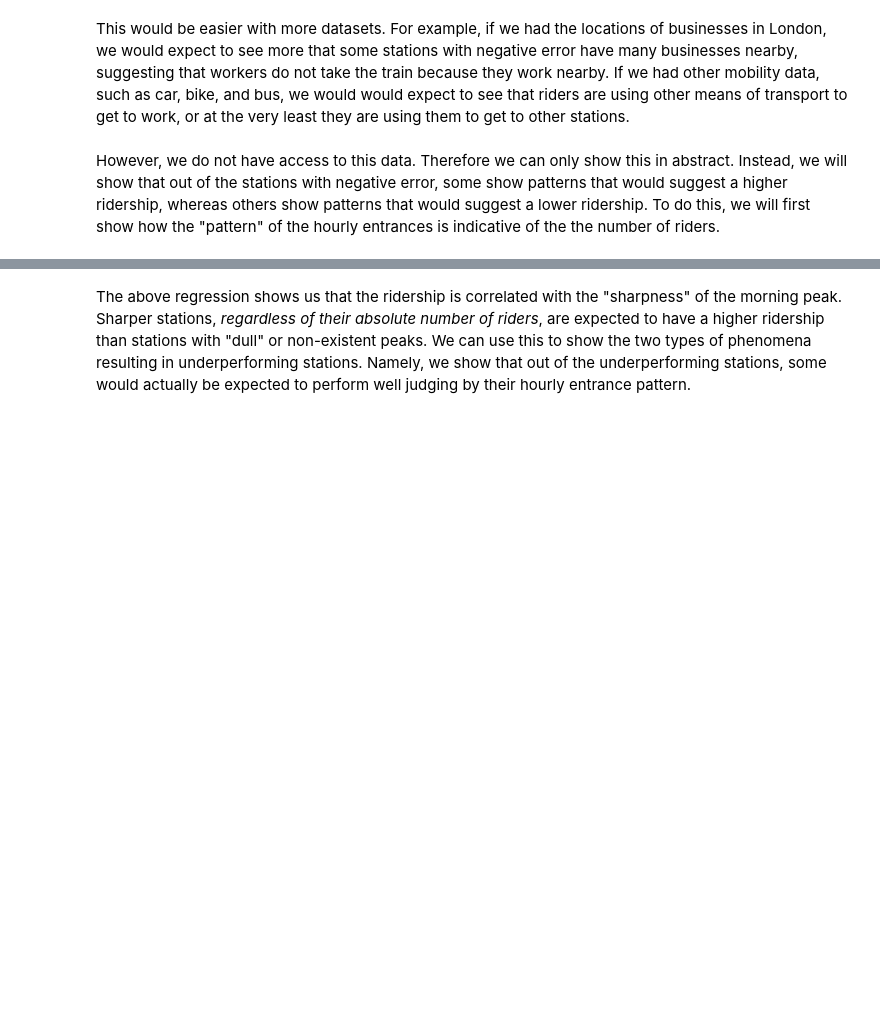
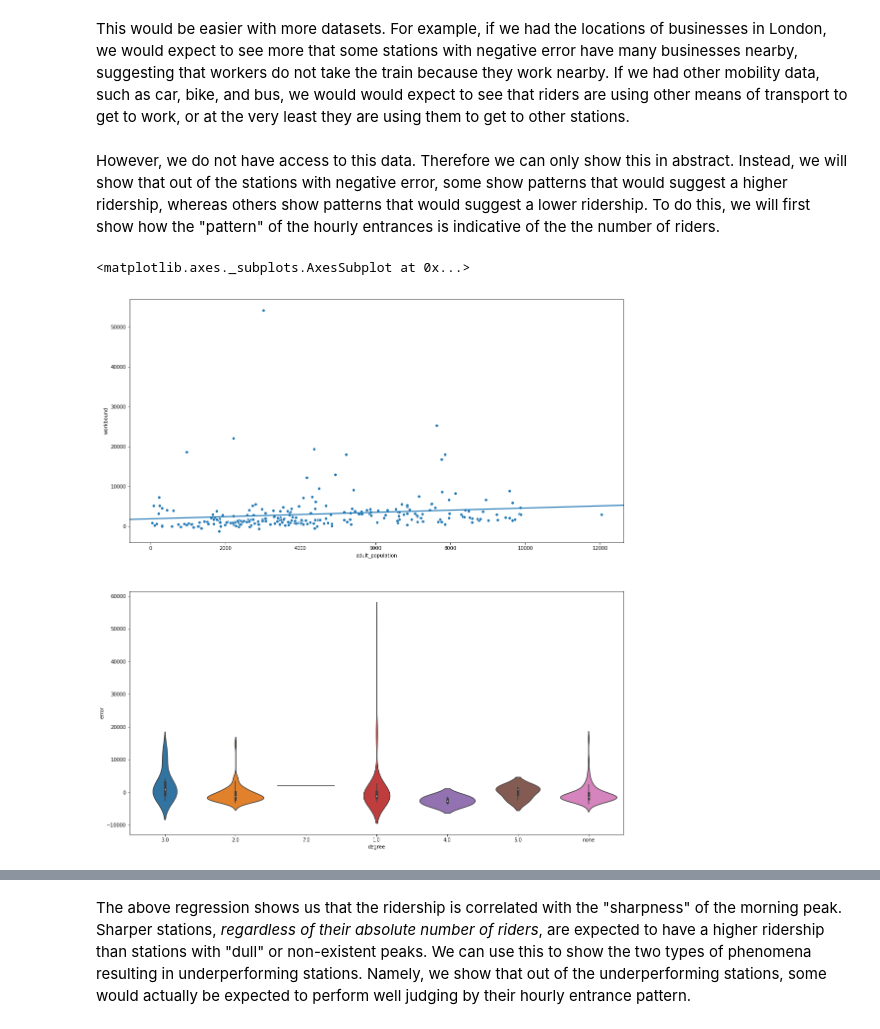
Before and after one commit to itko/cities, a Jupyter notebook: notebooks/population_distribution.ipynb, the cells around one changed output, grey strips where cells are left out. Cells and saved outputs as stored; diff of their text form; code cells hidden in the pictures; blank space fills up the shorter version.

```diff
--- a/notebooks/population_distribution.ipynb
+++ b/notebooks/population_distribution.ipynb
@@ -595,0 +610,4 @@ eover = e[e>0]
+# %%
+network['degree'] = merge.id.map(merge.groupby('id').station2.nunique())
+# %%
+degree = network.groupby('name').first().degree
@@ -595,0 +621,8 @@ eover = e[e>0]
+# %%
+f,(ax1,ax2) = plt.subplots(2,1,figsize=(18,20))
+sns.scatterplot('adult_population','workbound',data=data,ax=ax1)
+sns.regplot(data.adult_population,data.workbound,ci=None,scatter=False,ax=ax1)
+sns.violinplot(data.degree,data.error,ax=ax2)
+# %% [output]
+<matplotlib.axes._subplots.AxesSubplot at 0x...>
+[figure, added]
```
Also changed, not shown: parts of 40 cells of this notebook, 1 other file.
